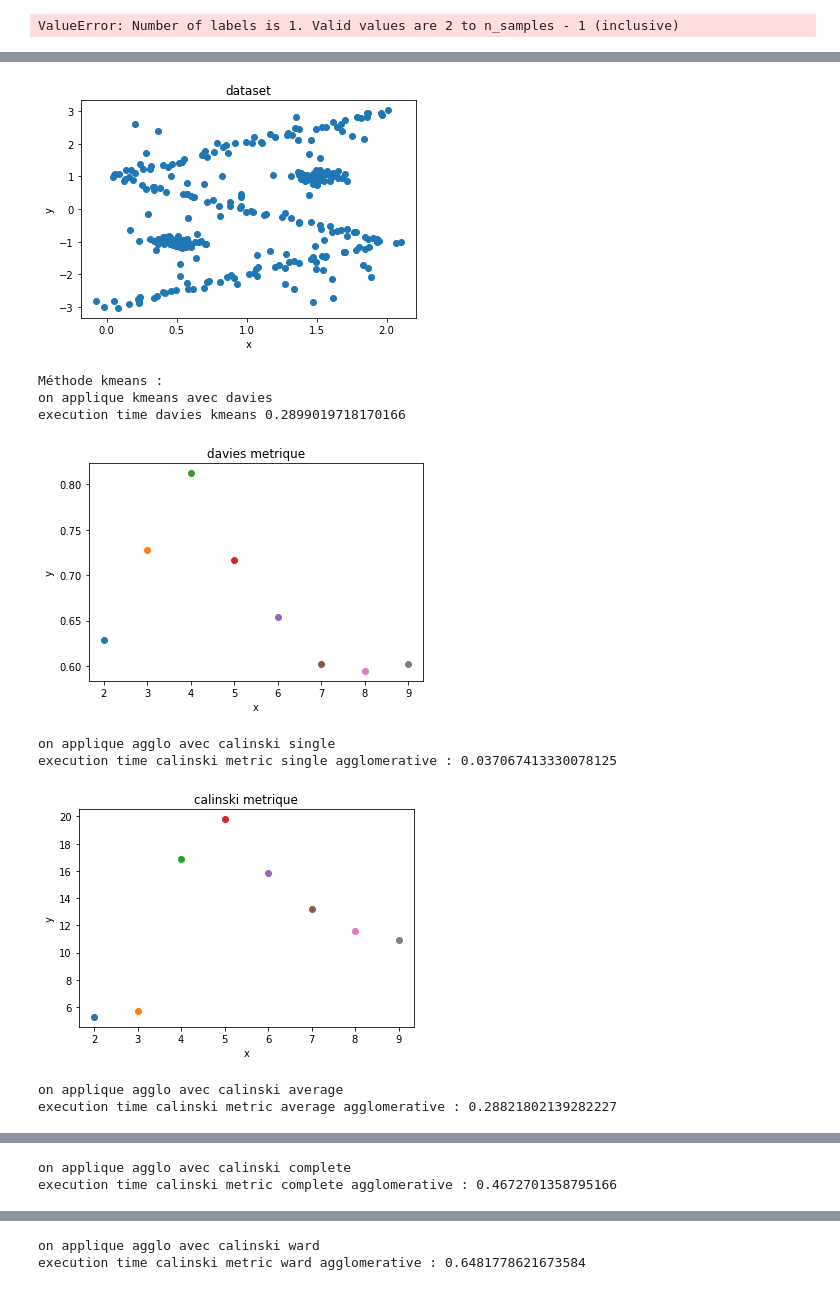
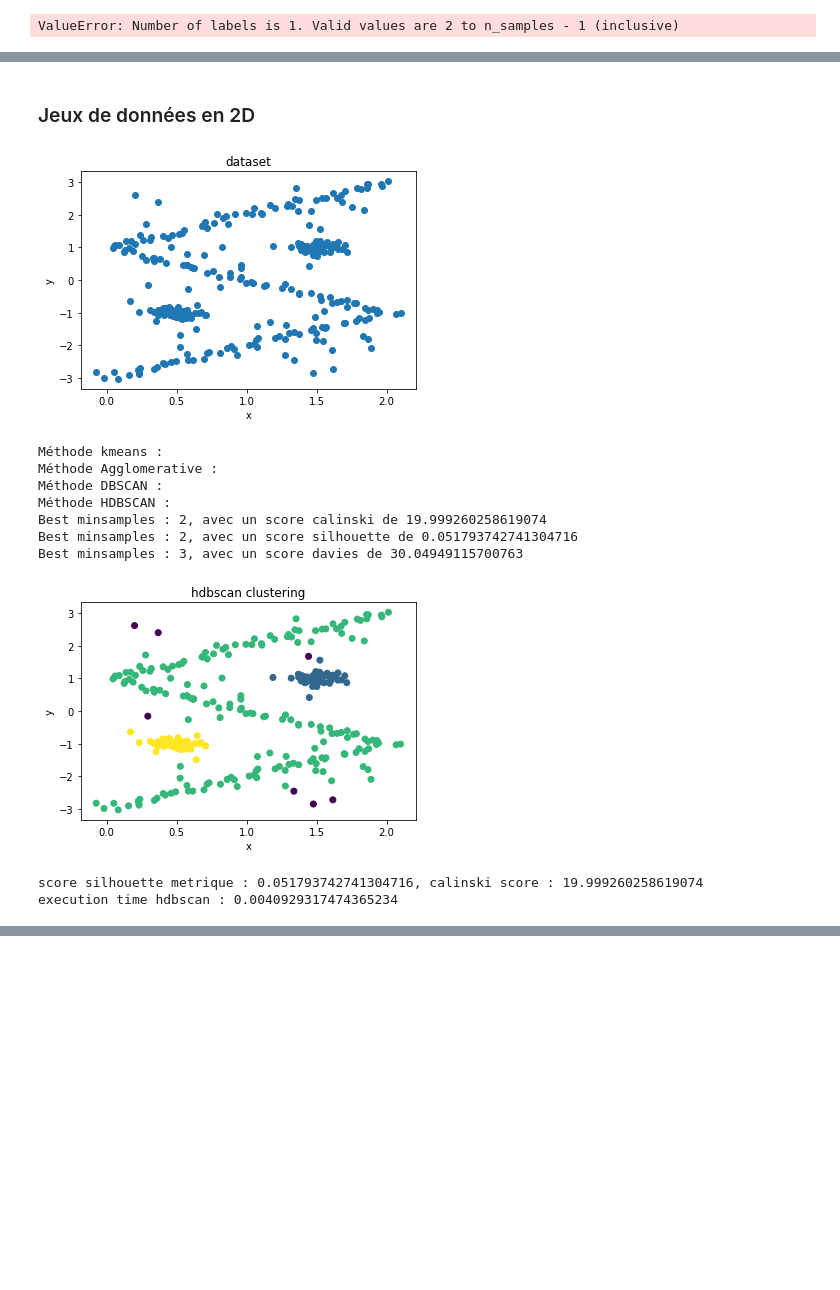
Before and after one commit to LMAGallois/Clustering, a Jupyter notebook: TP_clustering.ipynb, the cells around one changed output, grey strips where cells are left out. Saved outputs shown, nothing was run; the diff lists cells and outputs as text; code cells hidden in the pictures; blank space fills up the shorter version.

```diff
--- a/TP_clustering.ipynb
+++ b/TP_clustering.ipynb
@@ -614,50 +695,61 @@ ValueError: Number of labels is 1. Valid values are 2 to n_samples - 1 (inclusiv
+# %% [markdown]
+### Jeux de données en 2D
 # %%
+data4 = np.genfromtxt('dataset/tr.txt')
 data5 = np.genfromtxt('dataset/zgn.txt')
+data6 = np.genfromtxt('dataset/zgo.txt')
 
-j=data5
+j=data4
 y = j[:,0]
 x = j[:,1]
 plt.scatter(x, y)
 plt.title('dataset')
 plt.xlabel('x')
 plt.ylabel('y')
 plt.show()
 
 print("Méthode kmeans :")
-davies_kmeans(j)
-calinski_metric_agglo(j)
-sil_kmeans(j)
-kmeans(4, j, x, y)
+#davies_kmeans(j)
+#calinski_metric_kmeans(j)
+#sil_kmeans(j)
+#kmeans(4, j, x, y)
+#kmeans(6, j, x, y)
 
 print("Méthode Agglomerative :")
 #calinski_metric_agglo(j)
 #sil_agglo(j)
 #davies_agglo(j)
-#agglo(j, 5, x, y)
+#agglo(j, 4, x, y)
+#agglo(j, 4, x, y)
 
 print("Méthode DBSCAN :")
 #davies_dbscan(j)
 #sil_dbscan(j)
 #calinski_metric_dbscan(j)
-#method_DBSCAN(j, 2, 0.5, x ,y)
+#method_DBSCAN(j, 4, 0.05, x ,y)
+#method_DBSCAN(j, 3, 0.15, x ,y)
 
 #for i in np.arange(0.10, 0.2, 0.002):
     #print(f'on applique dbscan, eps : {i} et min_samples :5')
     #method_DBSCAN(j, 5, i, x ,y)
 
 print("Méthode HDBSCAN :")
-#calinski_metric_hdbscan(j)
-#sil_hdbscan(j)
-#davies_hdbscan(j)
-#HDBSCAN(j, 3, x, y)
+calinski_metric_hdbscan(j)
+sil_hdbscan(j)
+davies_hdbscan(j)
+
+HDBSCAN(j, 2 ,x, y)
+
+#HDBSCAN(j, 4 ,x, y)
 # %% [output]
 [figure]
 Méthode kmeans :
-on applique kmeans avec davies
-execution time davies kmeans 0.2899019718170166
+Méthode Agglomerative :
+Méthode DBSCAN :
+Méthode HDBSCAN :
+Best minsamples : 2, avec un score calinski de 19.999260258619074
+Best minsamples : 2, avec un score silhouette de 0.051793742741304716
+Best minsamples : 3, avec un score davies de 30.04949115700763
-[figure, old version]
+[figure, new version]
-on applique agglo avec calinski single
-execution time calinski metric single agglomerative : 0.037067413330078125
+score silhouette metrique : 0.051793742741304716, calinski score : 19.999260258619074
+execution time hdbscan : 0.0040929317474365234
-[figure, removed]
-on applique agglo avec calinski average
-execution time calinski metric average agglomerative : 0.28821802139282227
@@ -665,2 +755,0 @@ execution time calinski metric average agglomerative : 0.28821802139282227
-on applique agglo avec calinski complete
-execution time calinski metric complete agglomerative : 0.4672701358795166
@@ -668,2 +755,0 @@ execution time calinski metric complete agglomerative : 0.4672701358795166
-on applique agglo avec calinski ward
-execution time calinski metric ward agglomerative : 0.6481778621673584
```
Also changed, not shown: parts of 13 cells of this notebook.
